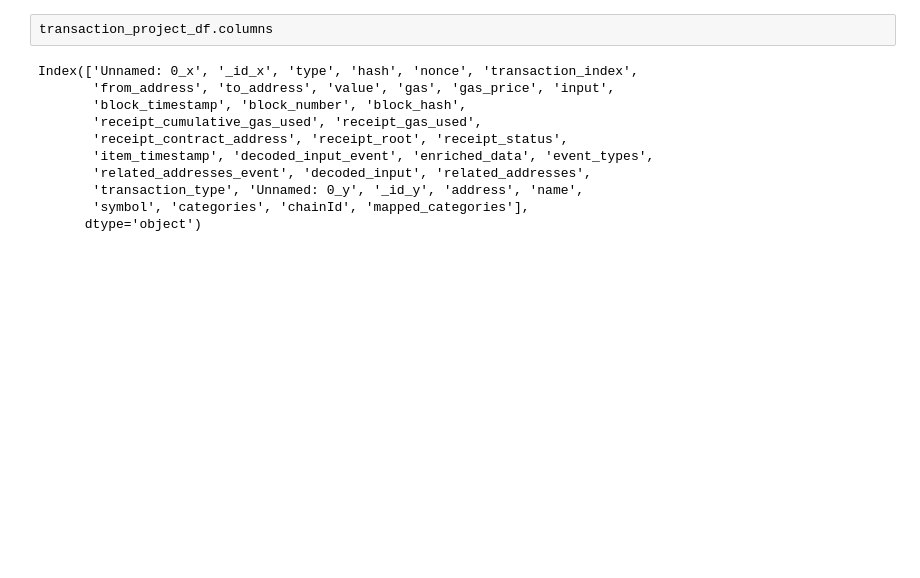
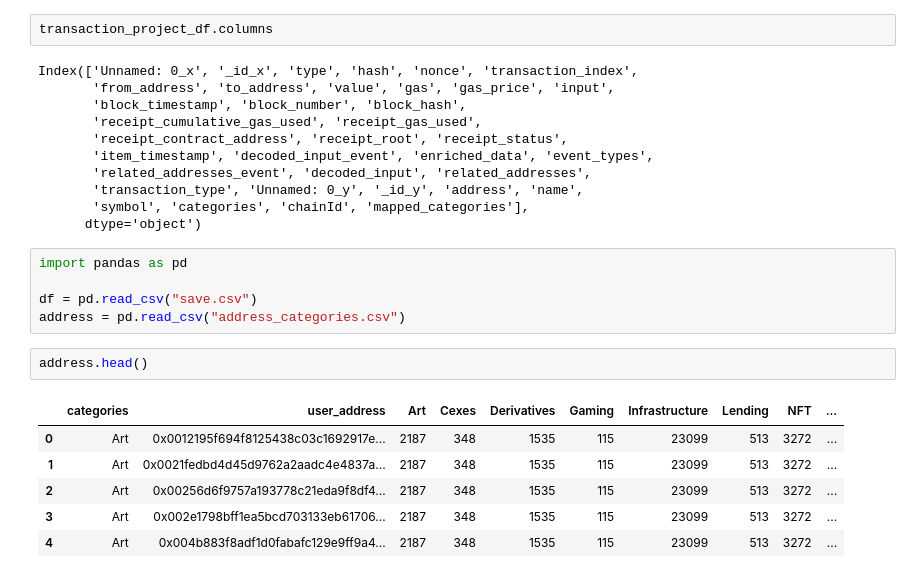
Before and after one commit to IT4043E-IT5384-2023/IT4043E_Group6_Problem2, a Jupyter notebook: Dev/GroupProjectbyCentroid/test.ipynb, the cells around one changed output. Cells and saved outputs as stored; diff of their text form; blank space fills up the shorter version.

Commit message:
Temporary save code

```diff
--- a/Dev/GroupProjectbyCentroid/test.ipynb
+++ b/Dev/GroupProjectbyCentroid/test.ipynb
@@ -118,3 +120,17 @@ Index(['Unnamed: 0_x', '_id_x', 'type', 'hash', 'nonce', 'transaction_index',
        'transaction_type', 'Unnamed: 0_y', '_id_y', 'address', 'name',
        'symbol', 'categories', 'chainId', 'mapped_categories'],
       dtype='object')
+# %%
+import pandas as pd
+
+df = pd.read_csv("save.csv")
+address = pd.read_csv("address_categories.csv")
+# %%
+address.head()
+# %% [output]
+|  | categories | user_address | Art | Cexes | Derivatives | Gaming | Infrastructure | Lending | NFT | ... |
+| 0 | Art | 0x0012195f694f8125438c03c1692917e... | 2187 | 348 | 1535 | 115 | 23099 | 513 | 3272 | ... |
+| 1 | Art | 0x0021fedbd4d45d9762a2aadc4e4837a... | 2187 | 348 | 1535 | 115 | 23099 | 513 | 3272 | ... |
+| 2 | Art | 0x00256d6f9757a193778c21eda9f8df4... | 2187 | 348 | 1535 | 115 | 23099 | 513 | 3272 | ... |
+| 3 | Art | 0x002e1798bff1ea5bcd703133eb61706... | 2187 | 348 | 1535 | 115 | 23099 | 513 | 3272 | ... |
+| 4 | Art | 0x004b883f8adf1d0fabafc129e9ff9a4... | 2187 | 348 | 1535 | 115 | 23099 | 513 | 3272 | ... |
```
Also changed, not shown: parts of 15 cells of this notebook, 55 other files.
